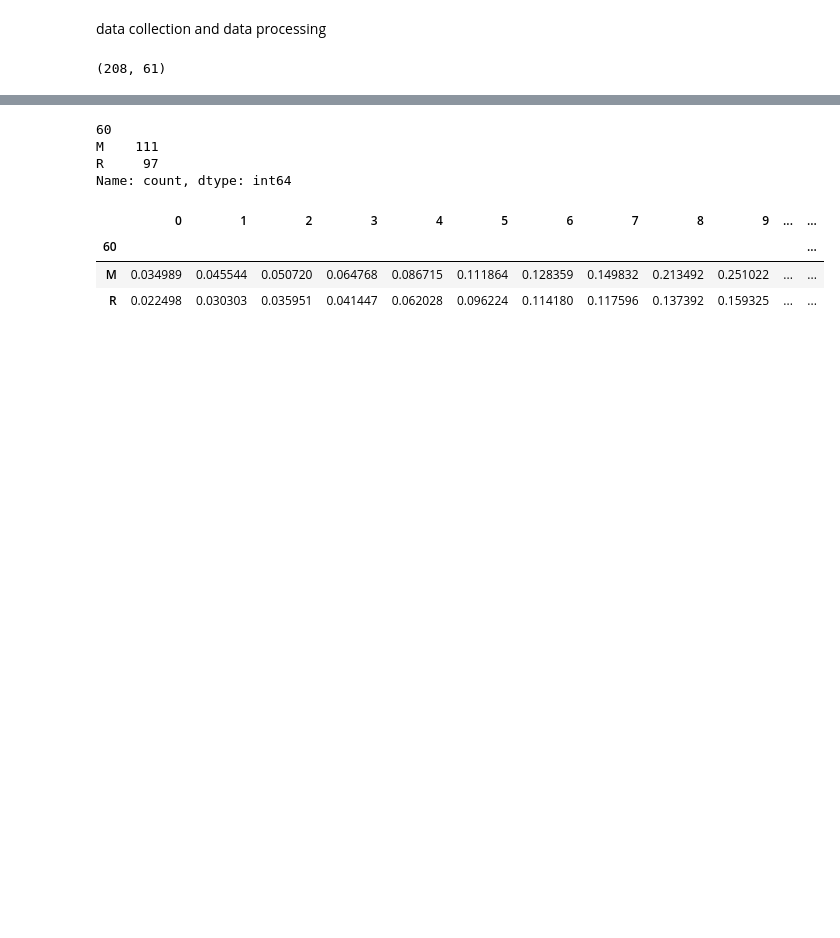
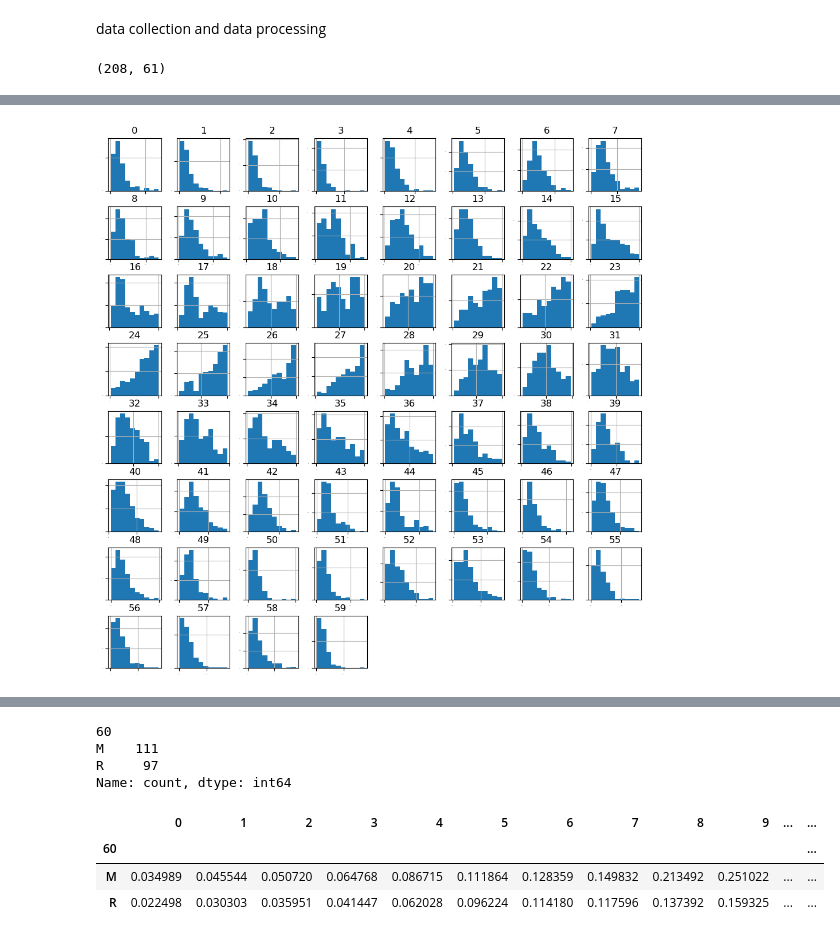
Before and after one commit to shazabhassan/Hands-on-practice-for-Machine-Learning-project, a Jupyter notebook: projects/Sonar_Rock_vs_Mine_prediction.ipynb, the cells around one changed output, grey strips where cells are left out. Drawn from its saved outputs; the diff is of its cells as text; code cells hidden in the pictures; blank space fills up the shorter version.

```diff
--- a/projects/Sonar_Rock_vs_Mine_prediction.ipynb
+++ b/projects/Sonar_Rock_vs_Mine_prediction.ipynb
@@ -18,0 +74,6 @@ df.shape
+# %%
+# histograms
+df.hist(sharex=False, sharey=False, xlabelsize=1, ylabelsize=1, figsize=(12,12))
+plt.show()
+# %% [output]
+[figure, added]
```
Also changed, not shown: parts of 10 cells of this notebook.
